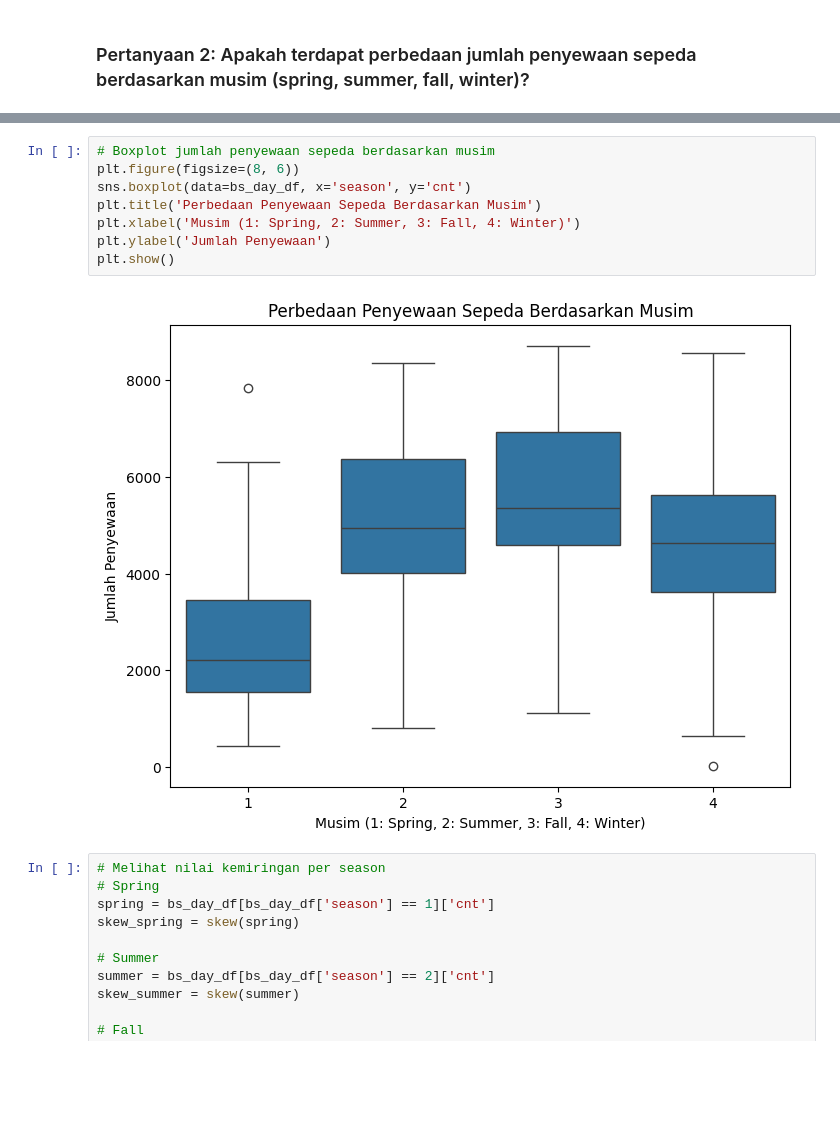
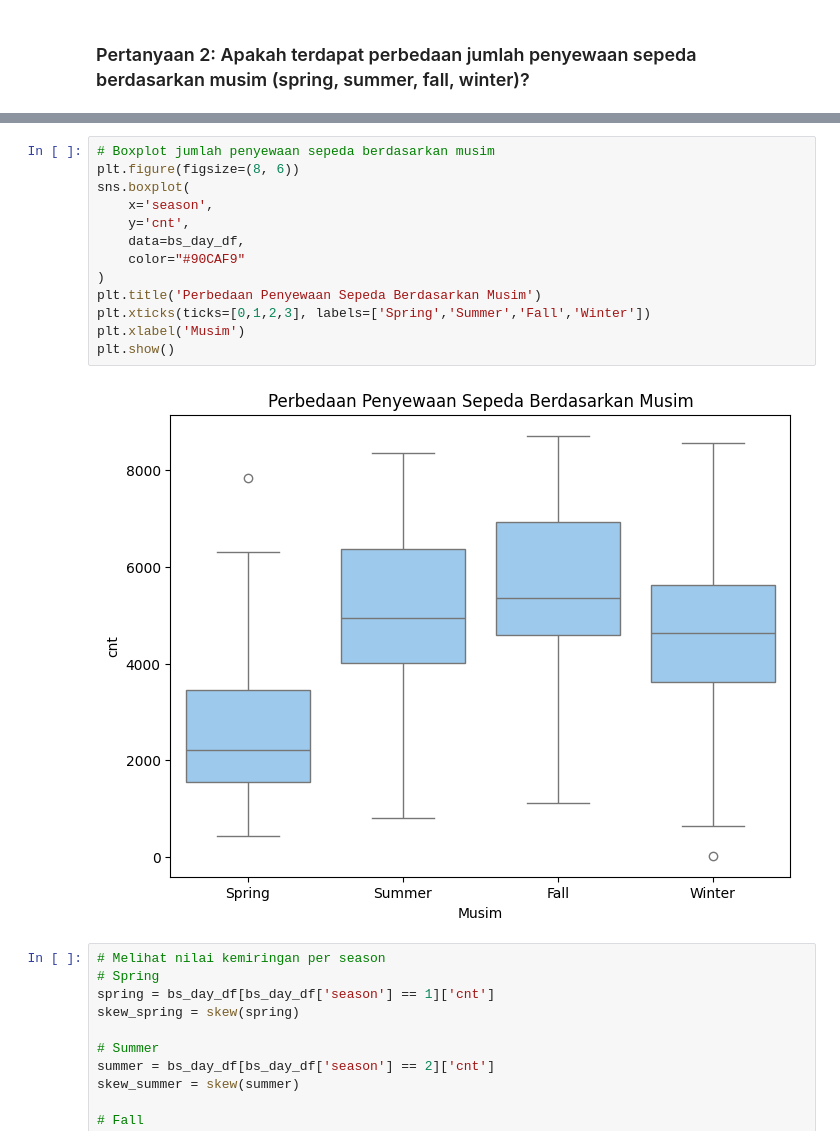
Before and after one commit to syifagusriani/Project_Analisis_Data_Dicoding-SGR, a Jupyter notebook: Syifa_Gusriani_Rohman_Proyek_Analisis_Data.ipynb, the cells around one changed output, grey strips where cells are left out. Cells and saved outputs as stored; diff of their text form; blank space fills up the shorter version.

```diff
--- a/Syifa_Gusriani_Rohman_Proyek_Analisis_Data.ipynb
+++ b/Syifa_Gusriani_Rohman_Proyek_Analisis_Data.ipynb
@@ -339,13 +404,18 @@ Namun, ada sedikit kecenderungan jumlah penyewaan lebih banyak terjadi saat kece
 # %%
 # Boxplot jumlah penyewaan sepeda berdasarkan musim
 plt.figure(figsize=(8, 6))
-sns.boxplot(data=bs_day_df, x='season', y='cnt')
+sns.boxplot(
+    x='season',
+    y='cnt',
+    data=bs_day_df,
+    color="#90CAF9"
+)
 plt.title('Perbedaan Penyewaan Sepeda Berdasarkan Musim')
-plt.xlabel('Musim (1: Spring, 2: Summer, 3: Fall, 4: Winter)')
-plt.ylabel('Jumlah Penyewaan')
+plt.xticks(ticks=[0,1,2,3], labels=['Spring','Summer','Fall','Winter'])
+plt.xlabel('Musim')
 plt.show()
 # %% [output]
-[figure, old version]
+[figure, new version]
 # %%
 # Melihat nilai kemiringan per season
 # Spring
```
Also changed, not shown: parts of 51 cells of this notebook.
